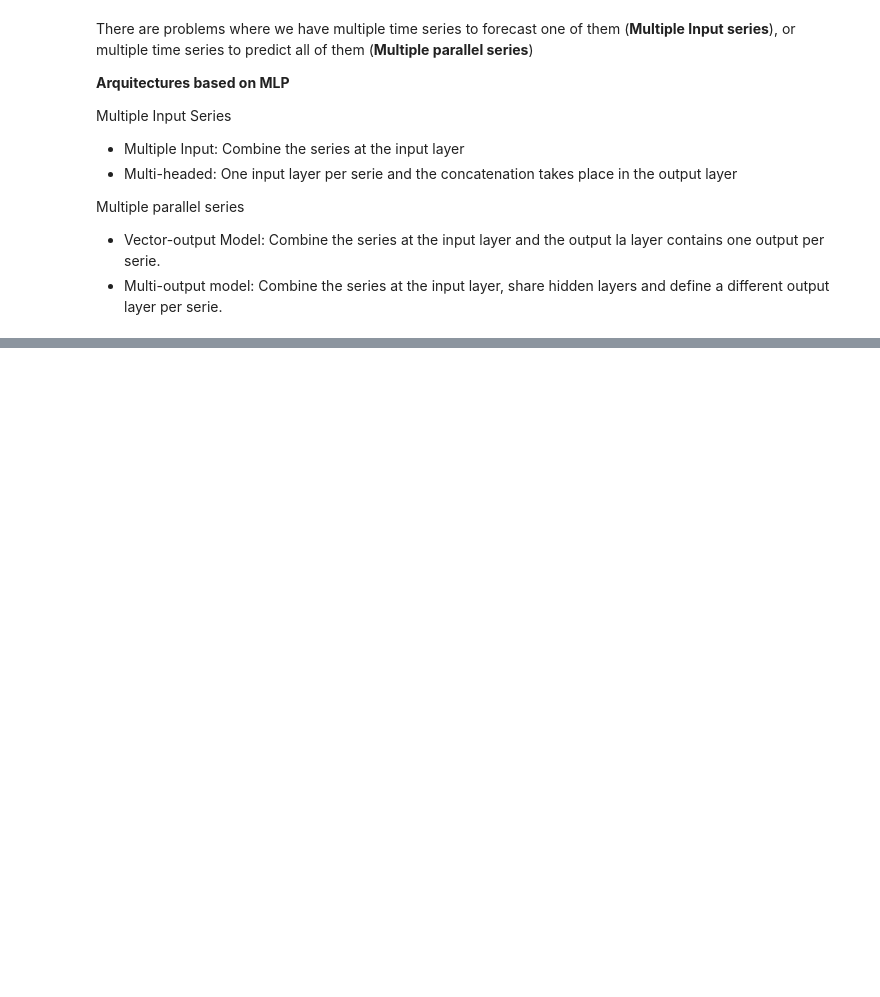
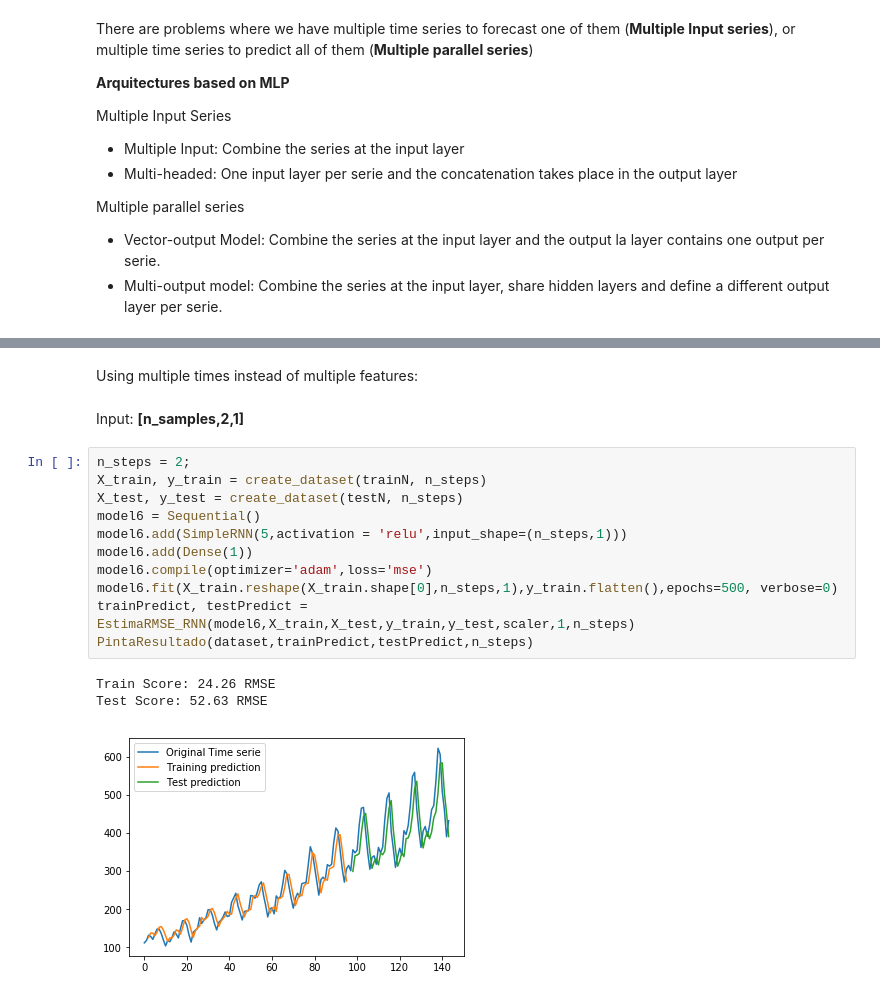
Before and after one commit to rramosp/20191.DL, a Jupyter notebook: U4.1 - Recurrent Neural Networks.ipynb, the cells around one changed output, grey strips where cells are left out. Drawn from its saved outputs; the diff is of its cells as text; blank space fills up the shorter version.

```diff
--- a/U4.1 - Recurrent Neural Networks.ipynb
+++ b/U4.1 - Recurrent Neural Networks.ipynb
@@ -243 +261,20 @@ Test Score: 48.74 RMSE
+# %% [markdown]
+Using multiple times instead of multiple features:
+# %% [markdown]
+Input: **[n_samples,2,1]**
+# %%
+n_steps = 2;
+X_train, y_train = create_dataset(trainN, n_steps)
+X_test, y_test = create_dataset(testN, n_steps)
+model6 = Sequential()
+model6.add(SimpleRNN(5,activation = 'relu',input_shape=(n_steps,1)))
+model6.add(Dense(1))
+model6.compile(optimizer='adam',loss='mse')
+model6.fit(X_train.reshape(X_train.shape[0],n_steps,1),y_train.flatten(),epochs=500, verbose=0)
+trainPredict, testPredict = EstimaRMSE_RNN(model6,X_train,X_test,y_train,y_test,scaler,1,n_steps)
+PintaResultado(dataset,trainPredict,testPredict,n_steps)
+# %% [output]
+Train Score: 24.26 RMSE
+Test Score: 52.63 RMSE
+[figure, added]
 # %% [markdown]
```
Also changed, not shown: parts of 39 cells of this notebook, 12 other files.
